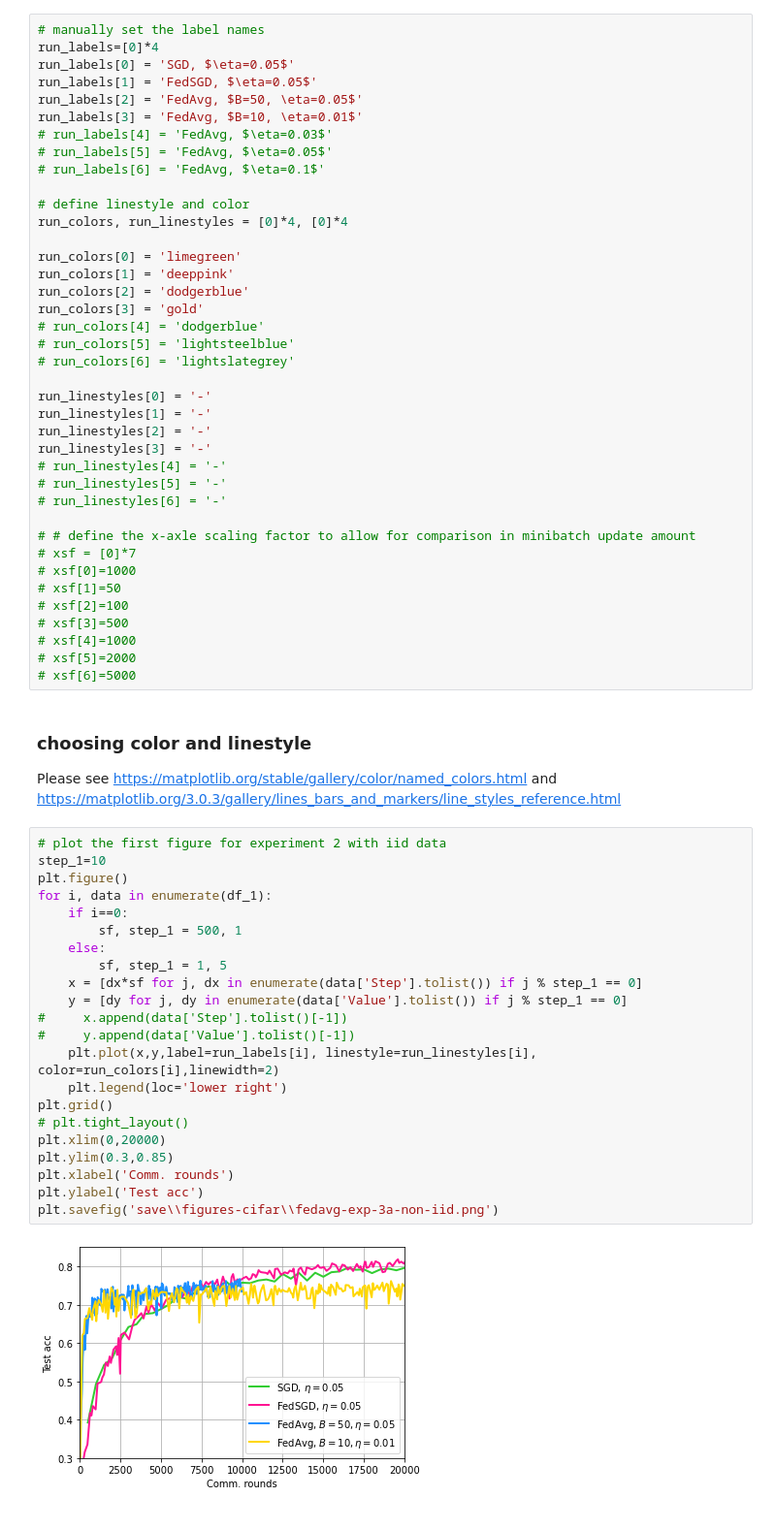
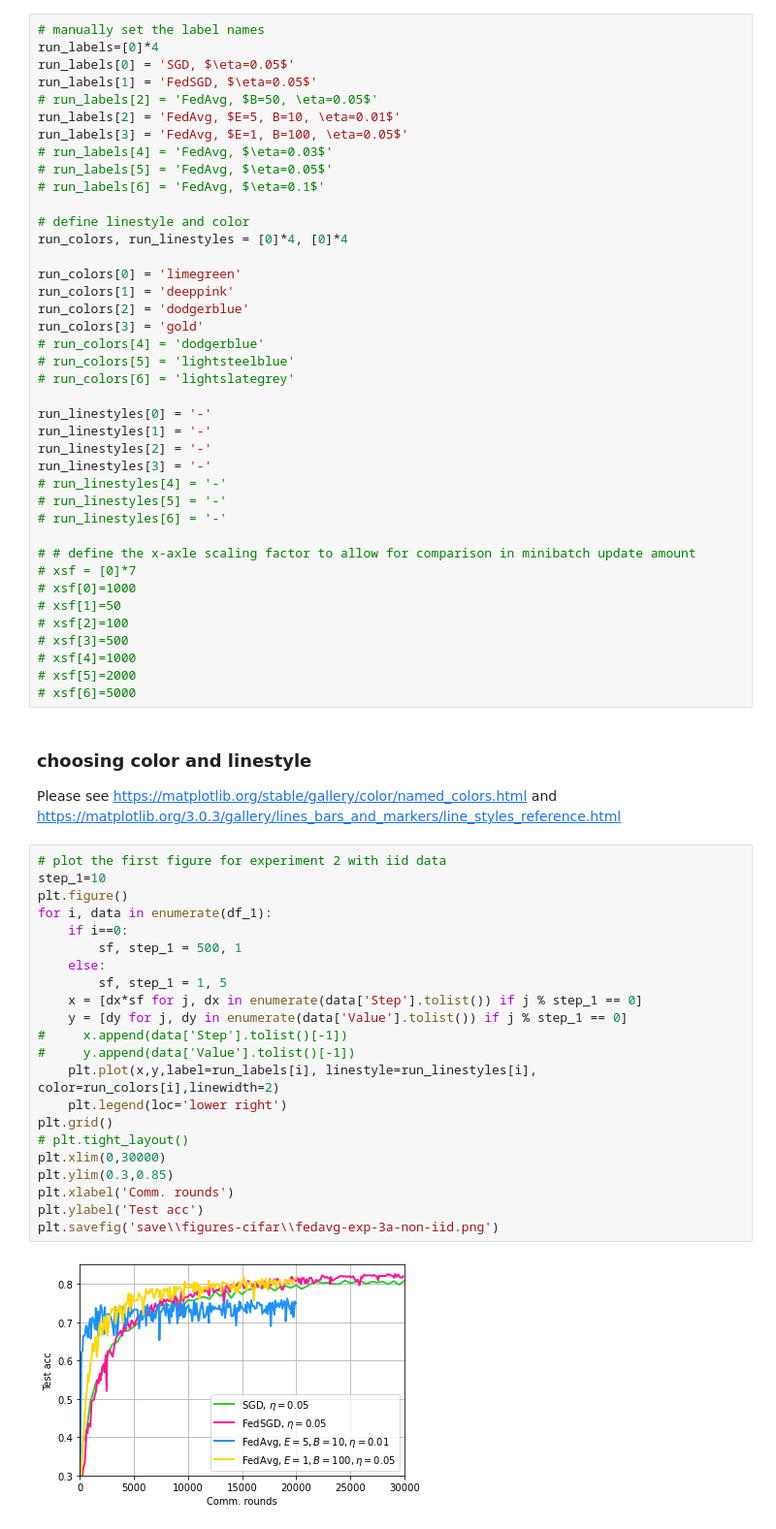
Before and after one commit to ywang037/Federated-Learning-PyTorch, a Jupyter notebook: helper-plot-csv-exp-3a-noniid.ipynb, the cells around one changed output. Shown at 97% size. Drawn from its saved outputs; the diff is of its cells as text.

Commit message:
Update cifar10 non-iid figure

```diff
--- a/helper-plot-csv-exp-3a-noniid.ipynb
+++ b/helper-plot-csv-exp-3a-noniid.ipynb
@@ -22,8 +22,9 @@ df_1 = [pd.read_csv(f) for f in files_to_read_1]
 run_labels=[0]*4
 run_labels[0] = 'SGD, $\eta=0.05$'
 run_labels[1] = 'FedSGD, $\eta=0.05$'
-run_labels[2] = 'FedAvg, $B=50, \eta=0.05$'
-run_labels[3] = 'FedAvg, $B=10, \eta=0.01$'
+# run_labels[2] = 'FedAvg, $B=50, \eta=0.05$'
+run_labels[2] = 'FedAvg, $E=5, B=10, \eta=0.01$'
+run_labels[3] = 'FedAvg, $E=1, B=100, \eta=0.05$'
 # run_labels[4] = 'FedAvg, $\eta=0.03$'
 # run_labels[5] = 'FedAvg, $\eta=0.05$'
 # run_labels[6] = 'FedAvg, $\eta=0.1$'
@@ -62,24 +63,24 @@ Please see https://matplotlib.org/stable/gallery/color/named_colors.html and htt
 # %%
 # plot the first figure for experiment 2 with iid data
 step_1=10
 plt.figure()
 for i, data in enumerate(df_1):
     if i==0:
         sf, step_1 = 500, 1
     else:
         sf, step_1 = 1, 5
     x = [dx*sf for j, dx in enumerate(data['Step'].tolist()) if j % step_1 == 0]
     y = [dy for j, dy in enumerate(data['Value'].tolist()) if j % step_1 == 0]
 #     x.append(data['Step'].tolist()[-1])
 #     y.append(data['Value'].tolist()[-1])
     plt.plot(x,y,label=run_labels[i], linestyle=run_linestyles[i], color=run_colors[i],linewidth=2)
     plt.legend(loc='lower right')
 plt.grid()
 # plt.tight_layout()
-plt.xlim(0,20000)
+plt.xlim(0,30000)
 plt.ylim(0.3,0.85)
 plt.xlabel('Comm. rounds')
 plt.ylabel('Test acc')
 plt.savefig('save\\figures-cifar\\fedavg-exp-3a-non-iid.png')
 # %% [output]
-[figure, old version]
+[figure, new version]
```
Also changed, not shown: 1 other file.
